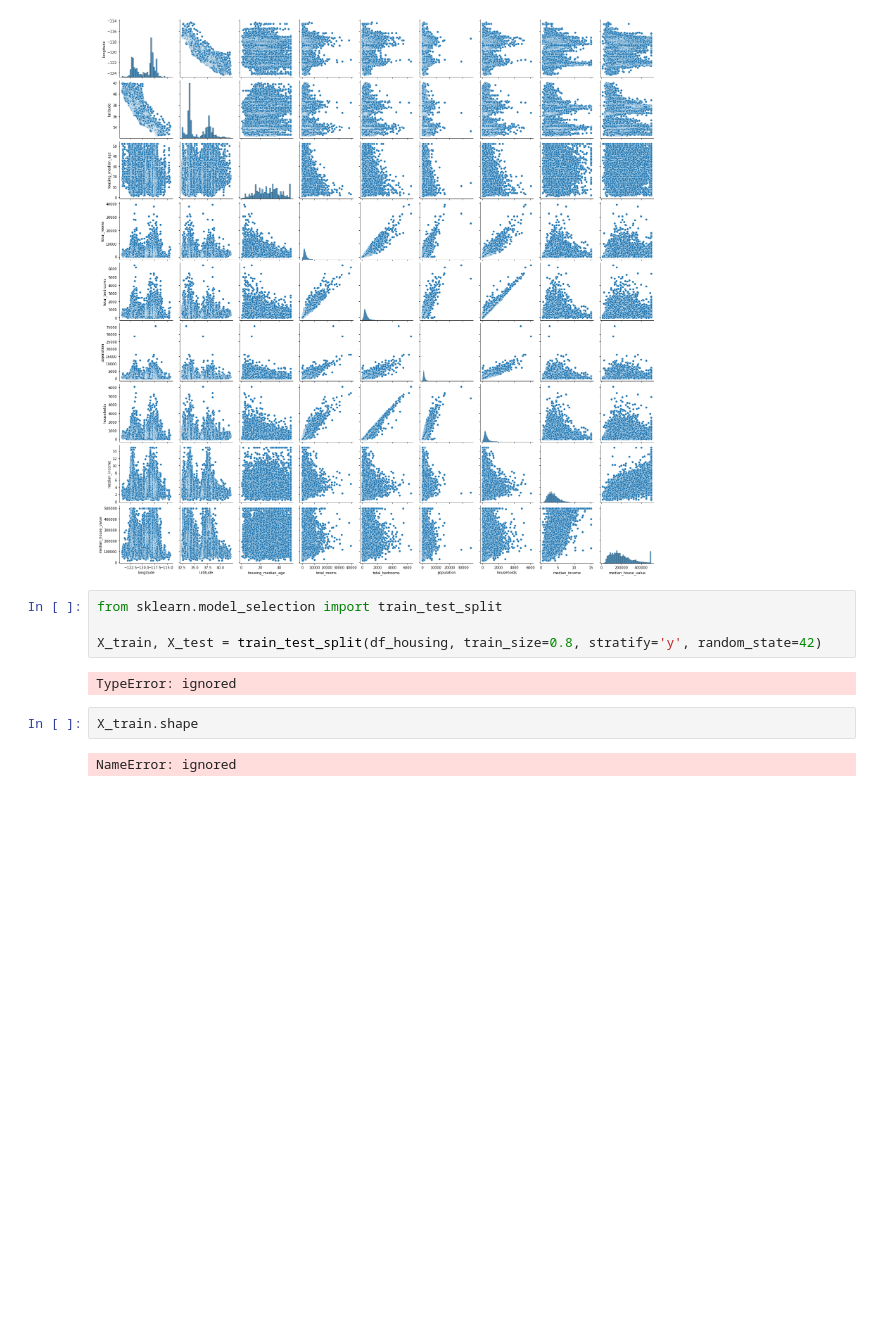
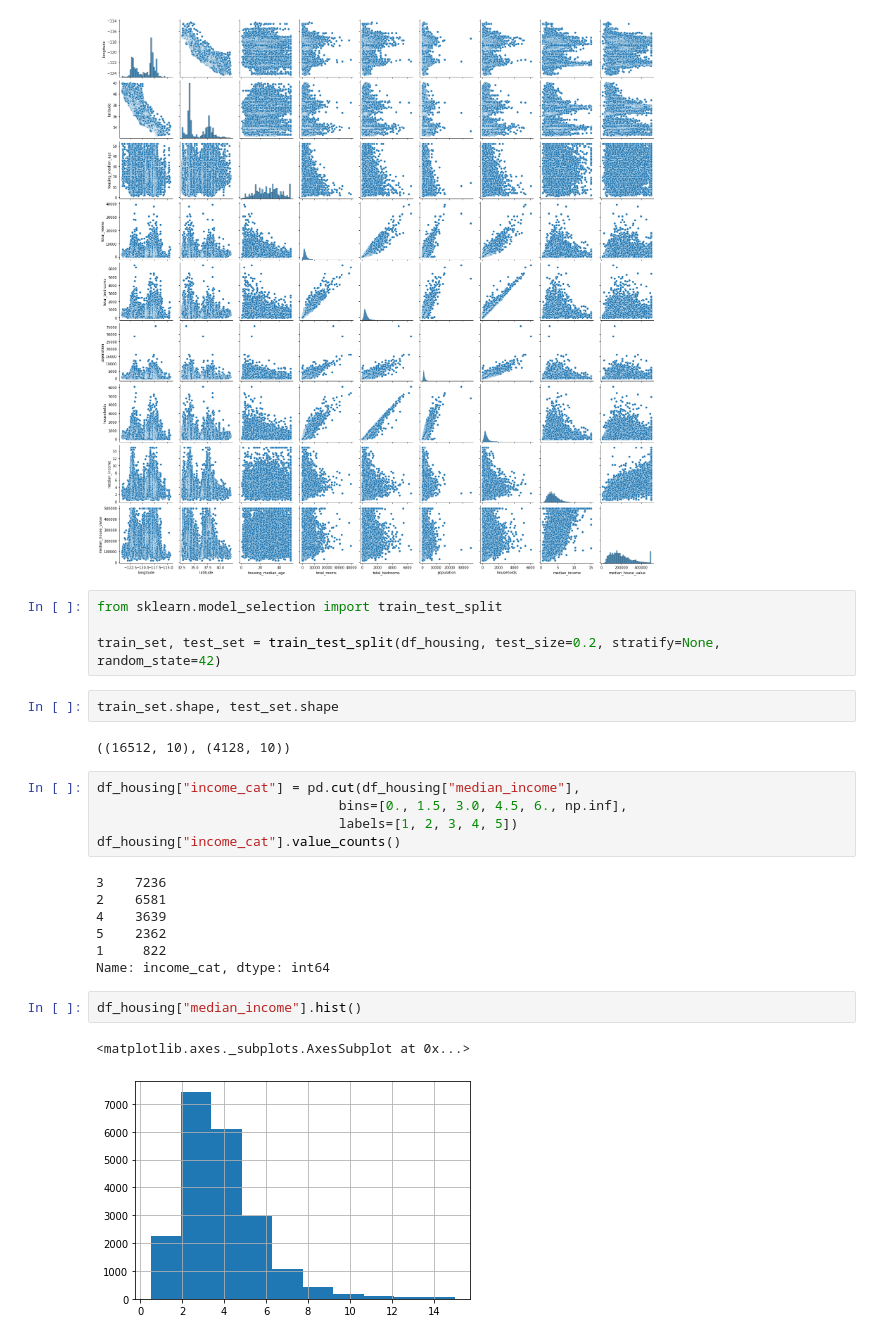
Before and after one commit to paulo-batista/LABDATA-FIA, a Jupyter notebook: ML_Step_by_Step.ipynb, the cells around one changed output. Saved outputs shown, nothing was run; the diff lists cells and outputs as text; blank space fills up the shorter version.

```diff
--- a/ML_Step_by_Step.ipynb
+++ b/ML_Step_by_Step.ipynb
@@ -95,10 +104,25 @@ sns.pairplot(df_housing[['longitude', 'latitude',
 # %%
 from sklearn.model_selection import train_test_split
 
-X_train, X_test = train_test_split(df_housing, train_size=0.8, stratify='y', random_state=42)
+train_set, test_set = train_test_split(df_housing, test_size=0.2, stratify=None, random_state=42)
-# %% [output]
-TypeError: ignored
-# %%
-X_train.shape
-# %% [output]
-NameError: ignored
+# %%
+train_set.shape, test_set.shape
+# %% [output]
+((16512, 10), (4128, 10))
+# %%
+df_housing["income_cat"] = pd.cut(df_housing["median_income"],
+                               bins=[0., 1.5, 3.0, 4.5, 6., np.inf],
+                               labels=[1, 2, 3, 4, 5])
+df_housing["income_cat"].value_counts()
+# %% [output]
+3    7236
+2    6581
+4    3639
+5    2362
+1     822
+Name: income_cat, dtype: int64
+# %%
+df_housing["median_income"].hist()
+# %% [output]
+<matplotlib.axes._subplots.AxesSubplot at 0x...>
+[figure, added]
```
Also changed, not shown: parts of 16 cells of this notebook.
